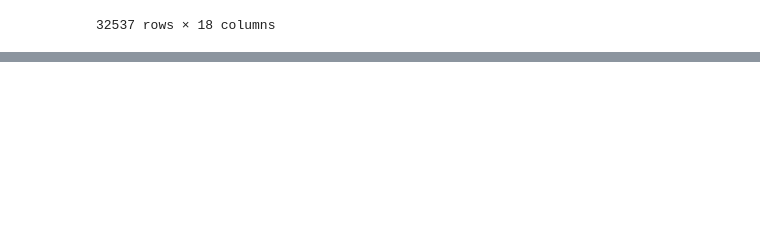
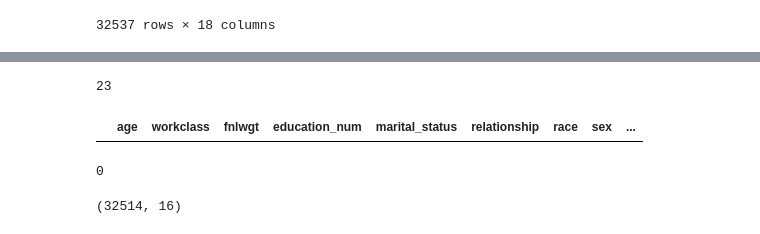
Before and after one commit to Natacha-star/Adult_income, a Jupyter notebook: notebooks/Data Cleaning.ipynb, the cells around one changed output, grey strips where cells are left out. Saved outputs shown, nothing was run; the diff lists cells and outputs as text; code cells hidden in the pictures; blank space fills up the shorter version.

```diff
--- a/notebooks/Data Cleaning.ipynb
+++ b/notebooks/Data Cleaning.ipynb
@@ -485,0 +494,4 @@ adult_df.to_csv('22.csv', index=False)
+# %%
+bins = [0,18,25,35,45,60,75,100]
+labels = ['<18', '18-25','26-35', '36-45', '46-60','61-75', '76+' ]
+adult_df['age_group'] = pd.cut(adult_df['age'], bins = bins, labels=labels,right=True, include_lowest=True)
@@ -485,0 +503,2 @@ adult_df.to_csv('22.csv', index=False)
+# %%
+adult_df.drop(columns=['education','native_country','occupation'], inplace=True)
@@ -485,0 +537,8 @@ adult_df.to_csv('22.csv', index=False)
+# %%
+adult_df.duplicated().sum()
+# %% [output]
+23
+# %%
+adult_df[adult_df.duplicated(keep=False)]
+# %% [output]
+|  | age | workclass | fnlwgt | education_num | marital_status | relationship | race | sex | ... |
@@ -485,0 +547,8 @@ adult_df.to_csv('22.csv', index=False)
+# %%
+adult_df.duplicated().sum()
+# %% [output]
+0
+# %%
+adult_df.shape
+# %% [output]
+(32514, 16)
```
Also changed, not shown: parts of 9 cells of this notebook, 2 other files.
